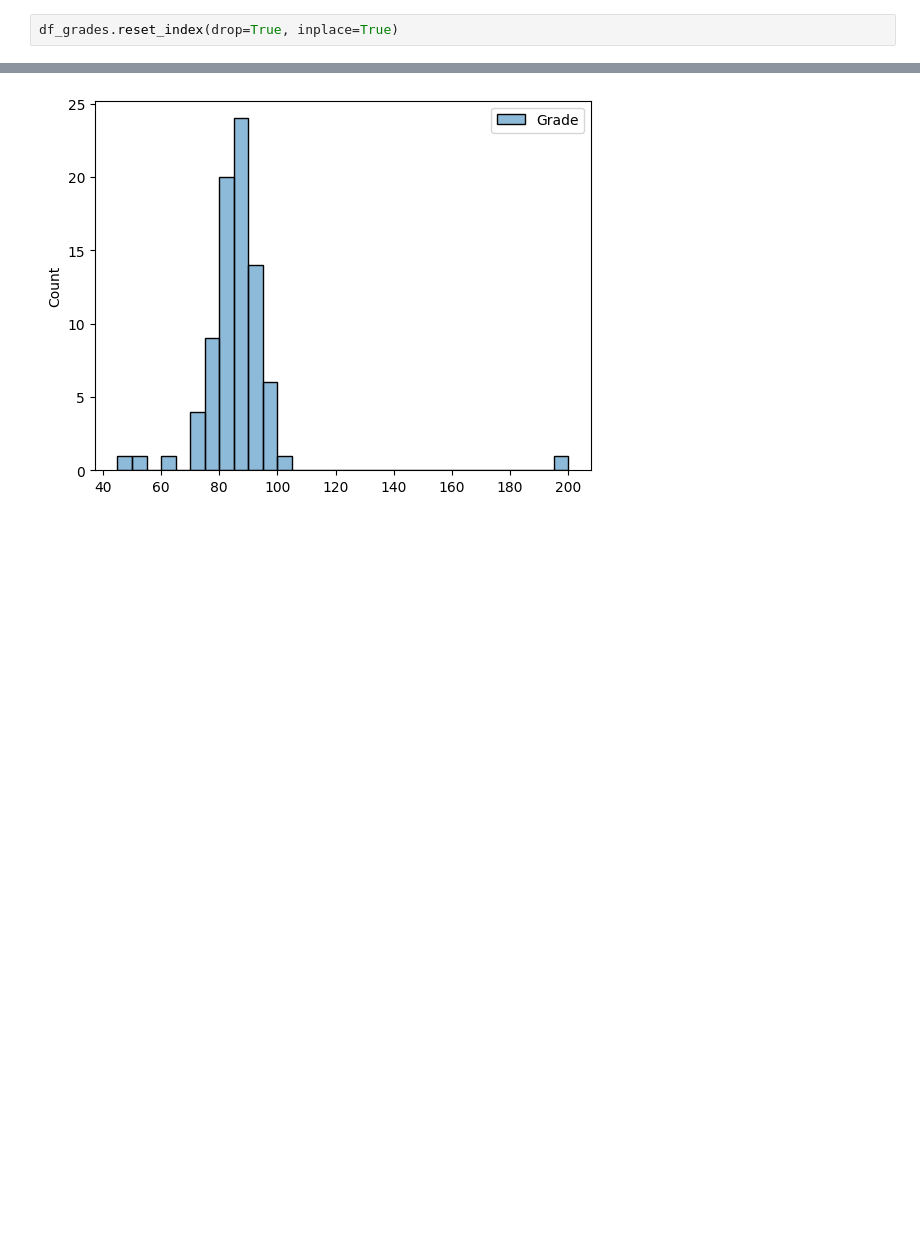
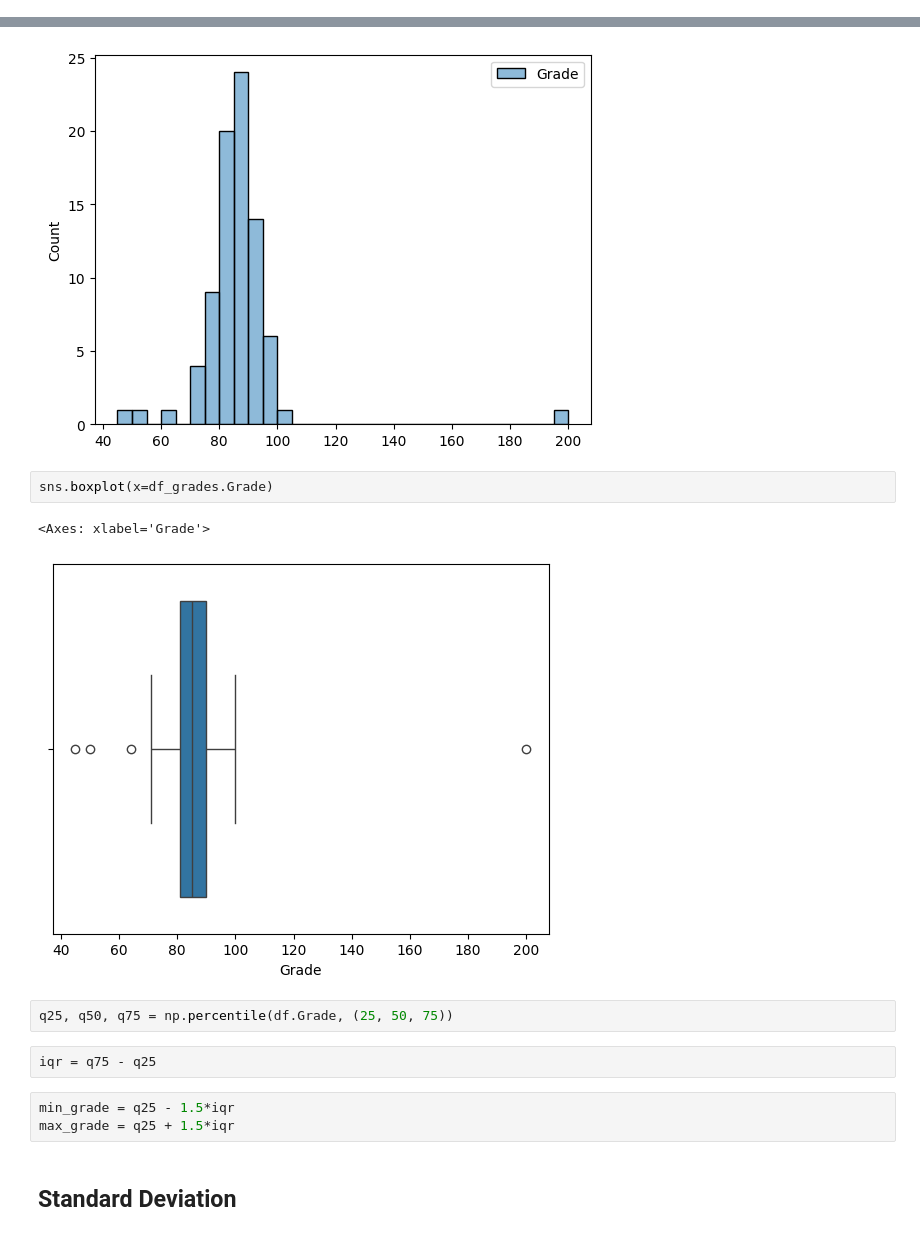
Before and after one commit to Jdalarmi/DataScience, a Jupyter notebook: app/Exploratory_Data_Analysis/practice_pyetl.ipynb, the cells around one changed output, grey strips where cells are left out. Drawn from its saved outputs; the diff is of its cells as text; blank space fills up the shorter version.

```diff
--- a/app/Exploratory_Data_Analysis/practice_pyetl.ipynb
+++ b/app/Exploratory_Data_Analysis/practice_pyetl.ipynb
@@ -136,5 +128,3 @@ df_grades.iloc[40:45, :]
-# %%
-df_grades.reset_index(drop=True, inplace=True)
 # %% [markdown]
 ## Outliers
 # %%
@@ -153,3 +143,17 @@ df_grades.hist(bins=3);
 sns.histplot(df_grades, binwidth=5);
 # %% [output]
 [figure]
+# %%
+sns.boxplot(x=df_grades.Grade)
+# %% [output]
+<Axes: xlabel='Grade'>
+[figure, added]
+# %%
+q25, q50, q75 = np.percentile(df.Grade, (25, 50, 75))
+# %%
+iqr = q75 - q25
+# %%
+min_grade = q25 - 1.5*iqr
+max_grade = q25 + 1.5*iqr
+# %% [markdown]
+## Standard Deviation
```
Also changed, not shown: parts of 19 cells of this notebook, 4 other files.
